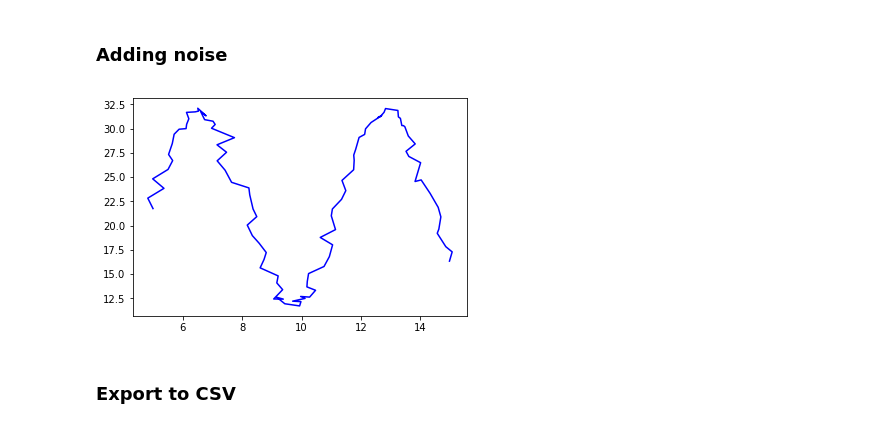
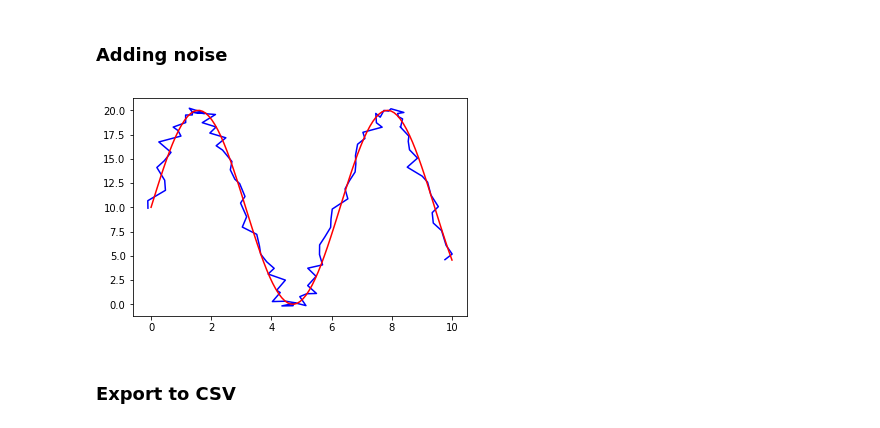
Before and after one commit to yannlabou/par, a Jupyter notebook: data/data_generation.ipynb, the cells around one changed output. Saved outputs shown, nothing was run; the diff lists cells and outputs as text; code cells hidden in the pictures.

```diff
--- a/data/data_generation.ipynb
+++ b/data/data_generation.ipynb
@@ -25,17 +25,17 @@ plt.show()
 ### Adding noise
 # %%
 # generate Gaussian noise
-mean_x, mean_y = np.mean(x), np.mean(y)
-noise_x = np.random.normal(mean_x, 0.2, samples)
-noise_y = np.random.normal(mean_y, 0.2, samples)
+noise_x = np.random.normal(0, 0.2, samples)
+noise_y = np.random.normal(0, 0.2, samples)
 # add noise to x and y values
 noisy_x = x + noise_x
 noisy_y = y + noise_y
 
 # generate 2-dimensional plot
 plt.plot(noisy_x, noisy_y, 'blue')
+plt.plot(x, y, 'red')
 plt.show()
 # %% [output]
-[figure, old version]
+[figure, new version]
 # %% [markdown]
 ### Export to CSV
```
Also changed, not shown: parts of 1 cell of this notebook, 1 other file.
